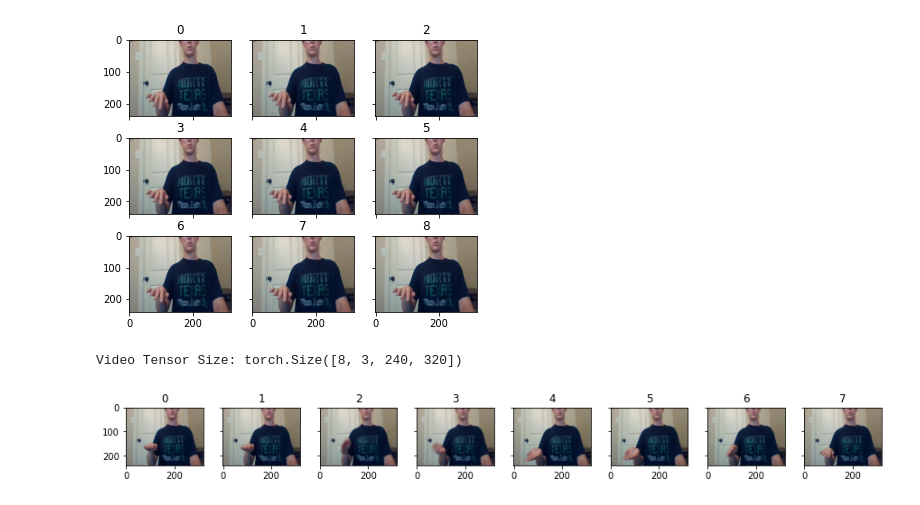
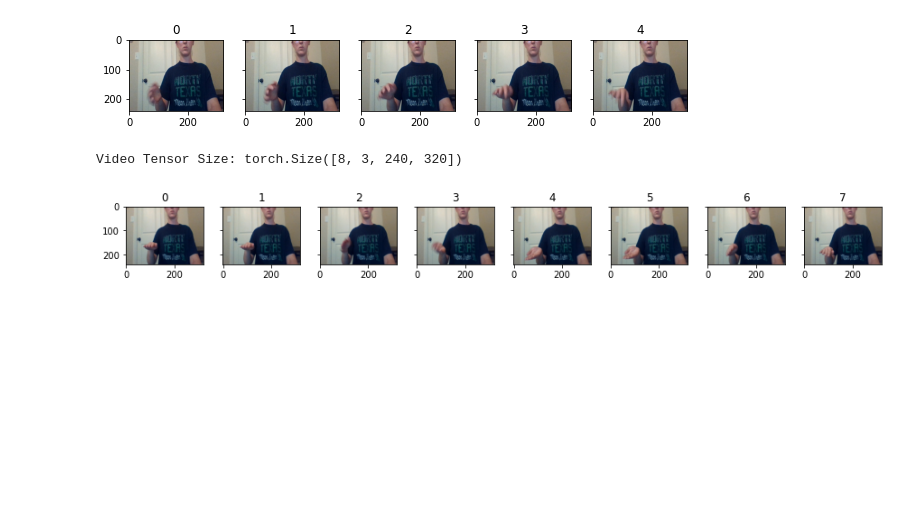
Before and after one commit to RCSnyder/video-classification, a Jupyter notebook: test_data_loading.ipynb, the cells around one changed output. Drawn from its saved outputs; the diff is of its cells as text; code cells hidden in the pictures; blank space fills up the shorter version.

```diff
--- a/test_data_loading.ipynb
+++ b/test_data_loading.ipynb
@@ -53,28 +53,28 @@ plot_video(rows=1, cols=5, frame_list=frames, plot_width=15., plot_height=3.)
 # %%
 """ DEMO 2 SINGLE CONTINUOUS FRAME CLIP INSTEAD OF SAMPLED FRAMES, WITHOUT TRANSFORMS """
 # If you do not want to use sparse temporal sampling, and instead
 # want to just load N consecutive frames starting from a random
 # start index, this is easy. Simply set NUM_SEGMENTS=1 and
 # FRAMES_PER_SEGMENT=N. Each time a sample is loaded, N
 # frames will be loaded from a new random start index.
 dataset = VideoFrameDataset(
     root_path=videos_root,
     annotationfile_path=annotation_file,
     num_segments=1,
-    frames_per_segment=9,
+    frames_per_segment=5,
     imagefile_template='img_{:05d}.jpg',
     transform=None,
     random_shift=True,
     test_mode=False
 )
 
 sample = dataset[3]
 frames = sample[0]  # list of PIL images
 label = sample[1]  # integer label
 
-plot_video(rows=3, cols=3, frame_list=frames, plot_width=10., plot_height=5.)
+plot_video(rows=1, cols=5, frame_list=frames, plot_width=10., plot_height=5.)
 # %% [output]
-[figure, old version]
+[figure, new version]
 # %%
  """ DEMO 3 WITH TRANSFORMS """
 # As of torchvision 0.8.0, torchvision transforms support batches of images
```
Also changed, not shown: parts of 1 cell of this notebook.
